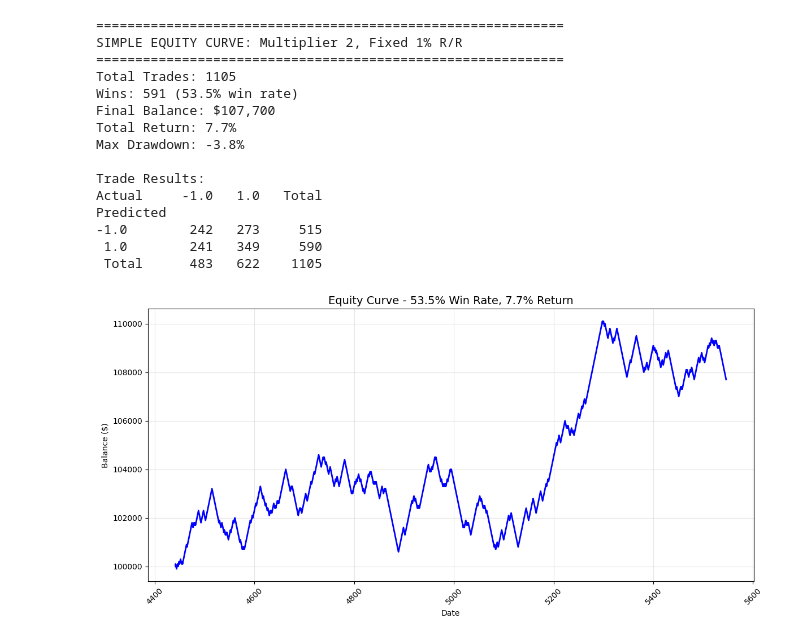
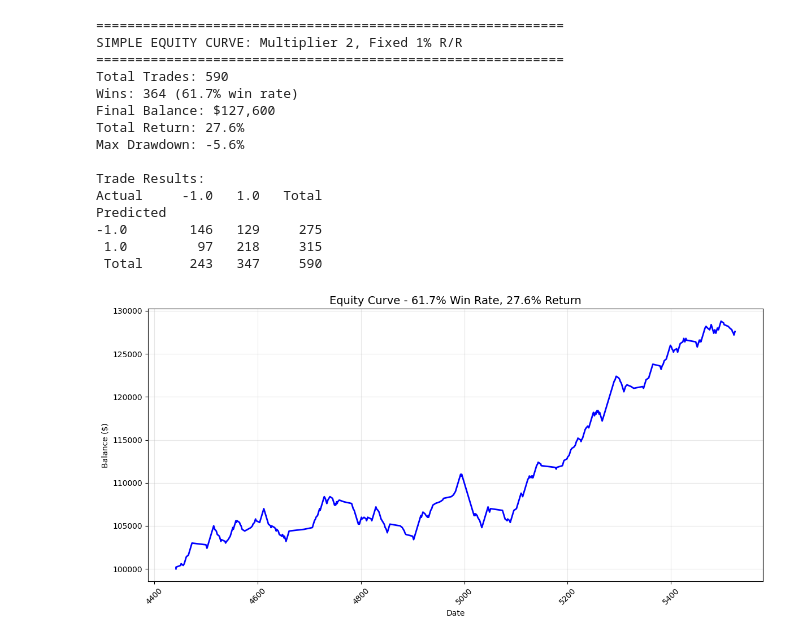
Before and after one commit to yasharseyyedin-a11y/tree_classifier_eurusd, a Jupyter notebook: tree_trader.ipynb, the cells around one changed output. Drawn from its saved outputs; the diff is of its cells as text; code cells hidden in the pictures.

Commit message:
fixed bug when counting buys and sells on training set

```diff
--- a/tree_trader.ipynb
+++ b/tree_trader.ipynb
@@ -77,5 +38,5 @@ After indicators: 5,552 bars
 # %%
-def generate_labels(df, mult=0.5):
+def generate_labels(df, mult=0.5, RR=2):
     results = []
 
     print(f"Processing multiplier {mult}...")
@@ -83,7 +44,7 @@ def generate_labels(df, mult=0.5):
 
     for i in range(1, len(df)):  # Start after indicator warmup, leave lookahead
         # ENTRY at OPEN of current bar i
-        entry_price = df['Open'].iloc[i]
+        entry_price = df['O'].iloc[i]
 
         # FEATURES from PREVIOUS closed bar (i-1)
         prev_macd = df['MACD'].iloc[i-1]
@@ -95,15 +56,15 @@ def generate_labels(df, mult=0.5):
             continue
 
         sl_distance = mult * prev_atr
-        tp_distance = mult * prev_atr
+        tp_distance = RR*mult * prev_atr
 
         # Simulate forward from CURRENT bar i+1 onwards
         future_bars = df.iloc[i+1:i+51]  # Max 50 bars lookahead
         if len(future_bars) < 5:  # Need minimum bars
             continue
 
-        highs = future_bars['High']
-        lows = future_bars['Low']
+        highs = future_bars['H']
+        lows = future_bars['L']
 
         # Check BUY: TP hits before SL
         tp_buy_level = entry_price + tp_distance
@@ -132,18 +93,23 @@ def generate_labels(df, mult=0.5):
             sell_win = True  # TP hit, no SL
 
         # STRING LABELS: "buy", "sell", or NaN
-        if buy_win and not sell_win:
-            labels.iloc[i] = 1
+        if buy_win and sell_win:
+            labels.iloc[i] = 0  # Both win: neutral/do nothing
+        elif buy_win:
+            labels.iloc[i] = 1  # Buy only
+        elif sell_win:
+            labels.iloc[i] = -1  # Sell only
         else:
-            labels.iloc[i] = -1
+            labels.iloc[i] = 0  # Neither: neutral [web:2]
 
-    results.append(labels.rename(f'label_{mult}'))
+    results.append(labels.rename(f'label'))
 
     return pd.concat(results, axis=1)
 
 # Generate labels
 mult = 2
-labels_df = generate_labels(df ,mult)
+RR=2
+labels_df = generate_labels(df ,mult, RR)
 print("Label distribution:")
 print(labels_df.apply(lambda x: x.value_counts(normalize=True)).round(3))
 print("\nSample data:")
@@ -284,10 +272,14 @@ equity_curve = [balance]
 dates = [X_test.index[0]]  # For plotting
 
 for i in range(len(y_pred)):
-    if y_pred[i] == y_test_aligned[i]:  # Correct prediction
-        balance += risk_per_trade
-    else:  # Wrong prediction
-        balance -= risk_per_trade
+    if y_pred[i] == y_test_aligned[i] and y_pred[i] == 1 :  # Correct prediction
+        balance += RR*risk_per_trade
+    elif y_pred[i] == y_test_aligned[i] and y_pred[i] == -1 :  # Correct prediction
+        balance += RR*risk_per_trade
+    if y_pred[i] != y_test_aligned[i] and y_pred[i] == 1 :  # Correct prediction
+        balance -= RR*risk_per_trade
+    elif y_pred[i] != y_test_aligned[i] and y_pred[i] == -1 :  # Correct prediction
+        balance -= RR*risk_per_trade
 
     equity_curve.append(balance)
     dates.append(X_test.index[i])
@@ -310,42 +302,42 @@ print(f"Total Trades: {total_trades}")
 print(f"Wins: {wins} ({win_rate:.1%} win rate)")
 print(f"Final Balance: ${balance:,.0f}")
 print(f"Total Return: {total_return:.1f}%")
 print(f"Max Drawdown: -{max_dd:.1f}%")
 
 # Summary table
 print(f"\nTrade Results:")
 print(pd.crosstab(y_pred, y_test_aligned,
                   rownames=['Predicted'], colnames=['Actual'],
                   margins=True, margins_name='Total'))
 
 # Plot equity curve
 import matplotlib.pyplot as plt
 plt.figure(figsize=(12, 6))
 plt.plot(equity_df['date'], equity_df['balance'], linewidth=2, color='blue')
 plt.title(f'Equity Curve - {win_rate:.1%} Win Rate, {total_return:.1f}% Return', fontsize=14)
 plt.xlabel('Date')
 plt.ylabel('Balance ($)')
 plt.grid(True, alpha=0.3)
 plt.xticks(rotation=45)
 plt.tight_layout()
 plt.show()
 # %% [output]
 ============================================================
 SIMPLE EQUITY CURVE: Multiplier 2, Fixed 1% R/R
 ============================================================
-Total Trades: 1105
-Wins: 591 (53.5% win rate)
-Final Balance: $107,700
-Total Return: 7.7%
-Max Drawdown: -3.8%
+Total Trades: 590
+Wins: 364 (61.7% win rate)
+Final Balance: $127,600
+Total Return: 27.6%
+Max Drawdown: -5.6%
 
 Trade Results:
 Actual     -1.0   1.0   Total
 Predicted
--1.0        242   273     515
- 1.0        241   349     590
- Total      483   622    1105
+-1.0        146   129     275
+ 1.0         97   218     315
+ Total      243   347     590
-[figure, old version]
+[figure, new version]
 # %%
 # Compare feature importance
 print("Feature Importance:")
```
Also changed, not shown: parts of 5 cells of this notebook.
